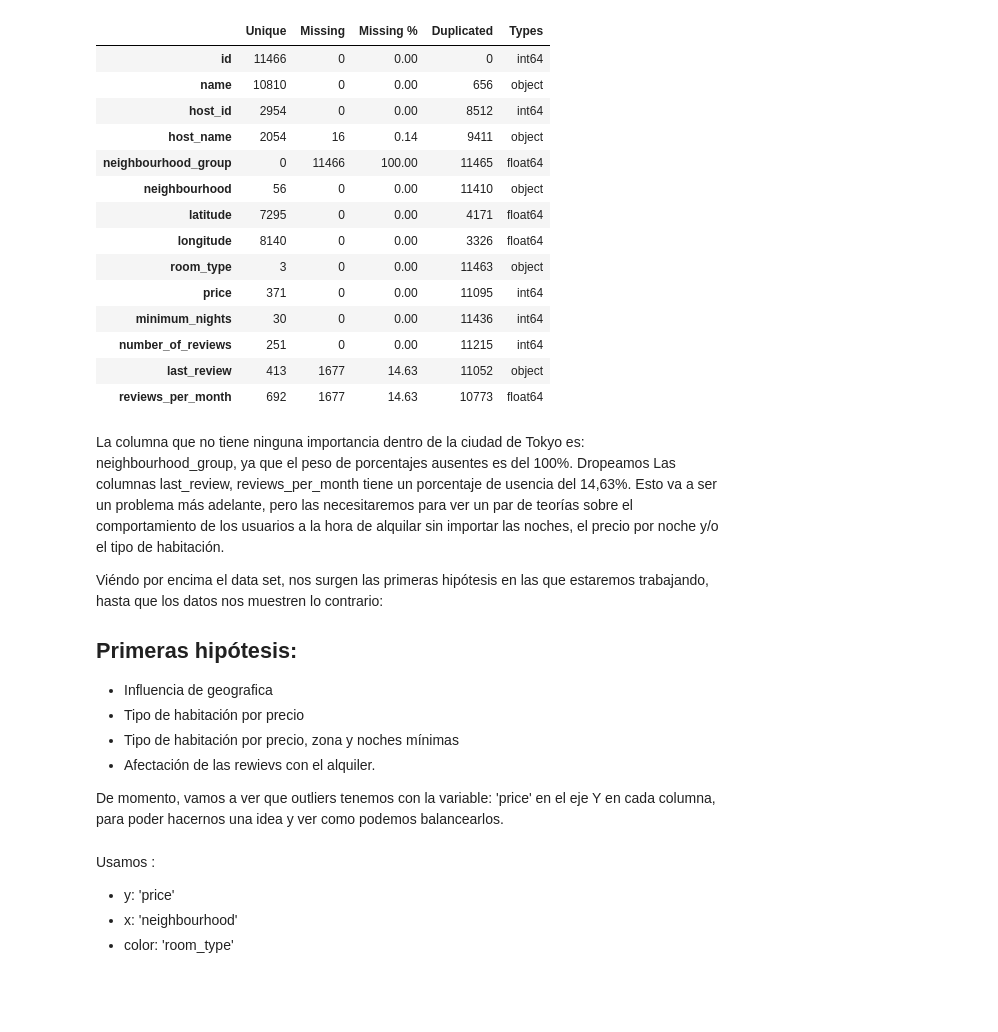
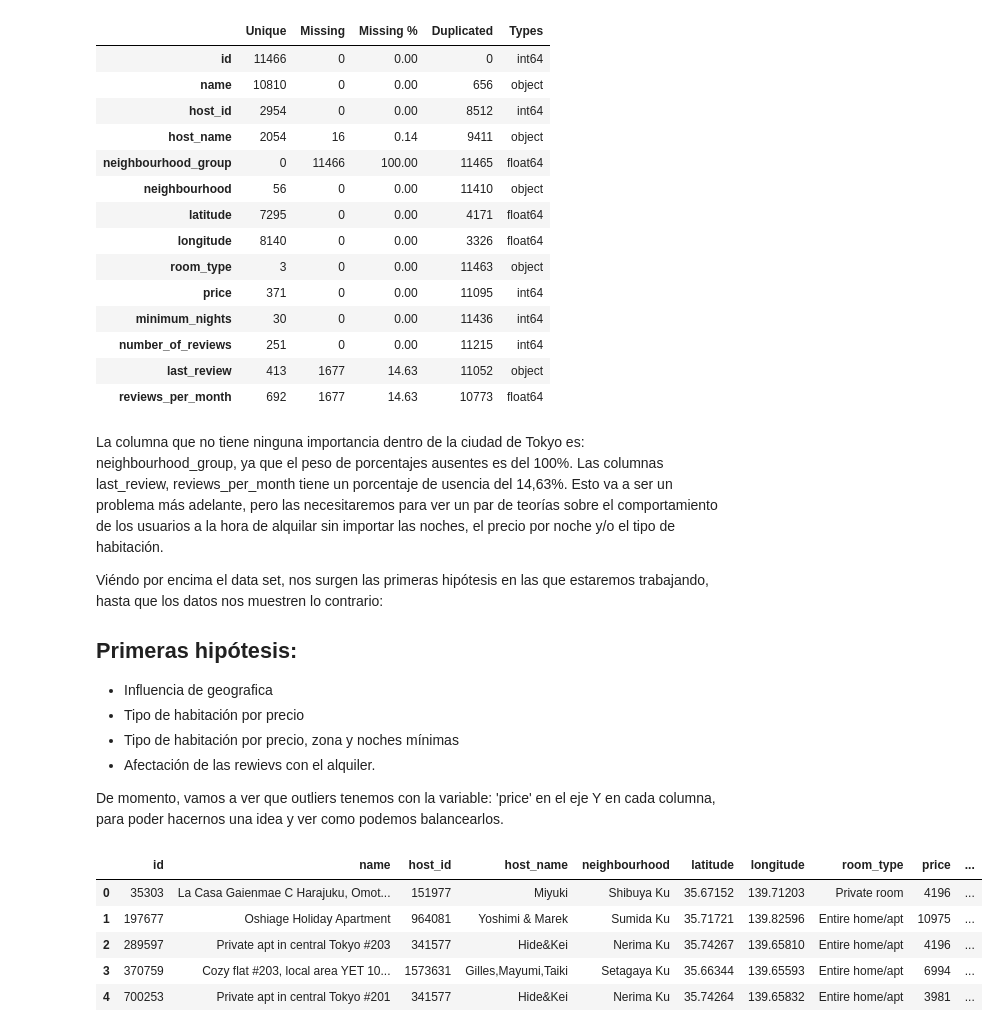
Before and after one commit to AI-School-F5-P2/Data_Analyst, a Jupyter notebook: Cities/Tokyo.ipynb, the cells around one changed output. Cells and saved outputs as stored; diff of their text form; code cells hidden in the pictures; blank space fills up the shorter version.

```diff
--- a/Cities/Tokyo.ipynb
+++ b/Cities/Tokyo.ipynb
@@ -123,7 +129,7 @@ Dataset has 14 features and 11466 rows.
 # %%
 df.drop('neighbourhood_group', axis=1, inplace=True)
 # %% [markdown]
-La columna que no tiene ninguna importancia dentro de la ciudad de Tokyo es: neighbourhood_group, ya que el peso de porcentajes ausentes es del 100%. Dropeamos
+La columna que no tiene ninguna importancia dentro de la ciudad de Tokyo es: neighbourhood_group, ya que el peso de porcentajes ausentes es del 100%.
 Las columnas last_review, reviews_per_month tiene un porcentaje de usencia del 14,63%. Esto va a ser un problema más adelante, pero las necesitaremos para ver un par de teorías sobre el comportamiento de los usuarios a la hora de alquilar sin importar las noches, el precio por noche y/o el tipo de habitación.
 
 
@@ -140,24 +146,24 @@ Viéndo por encima el data set, nos surgen las primeras hipótesis en las que es
 
 
 De momento, vamos a ver que outliers tenemos con la variable: 'price' en el eje Y en cada columna, para poder hacernos una idea y ver como podemos balancearlos.
-# %% [markdown]
-Usamos :
-
-- y: 'price'
-- x: 'neighbourhood'
-- color: 'room_type'
 # %%
-import pandas as pd
-
-# Supongamos que tienes un DataFrame 'df' con una columna 'neighbourhood'
 
 # Función para extraer la segunda palabra de una cadena
-def extraer_segunda_palabra(neighbourhood):
+def barrio(neighbourhood):
     palabras = neighbourhood.split()  # Divide la cadena en palabras
     if len(palabras) >= 2:
         return palabras[1]  # Devuelve la segunda palabra
     else:
         return None  # Si no hay segunda palabra, devuelve None
 
 # Aplicar la función a la columna 'neighbourhood' y crear una nueva columna 'segunda_palabra_neighbourhood'
-df['segunda_palabra_neighbourhood'] = df['neighbourhood'].apply(extraer_segunda_palabra)
+df['segunda_palabra_neighbourhood'] = df['neighbourhood'].apply(barrio)
+
+df.head()
+# %% [output]
+|  | id | name | host_id | host_name | neighbourhood | latitude | longitude | room_type | price | ... |
+| 0 | 35303 | La Casa Gaienmae C Harajuku, Omot... | 151977 | Miyuki | Shibuya Ku | 35.67152 | 139.71203 | Private room | 4196 | ... |
+| 1 | 197677 | Oshiage Holiday Apartment | 964081 | Yoshimi & Marek | Sumida Ku | 35.71721 | 139.82596 | Entire home/apt | 10975 | ... |
+| 2 | 289597 | Private apt in central Tokyo #203 | 341577 | Hide&Kei | Nerima Ku | 35.74267 | 139.65810 | Entire home/apt | 4196 | ... |
+| 3 | 370759 | Cozy flat #203, local area YET 10... | 1573631 | Gilles,Mayumi,Taiki | Setagaya Ku | 35.66344 | 139.65593 | Entire home/apt | 6994 | ... |
+| 4 | 700253 | Private apt in central Tokyo #201 | 341577 | Hide&Kei | Nerima Ku | 35.74264 | 139.65832 | Entire home/apt | 3981 | ... |
```
Also changed, not shown: parts of 12 cells of this notebook.
